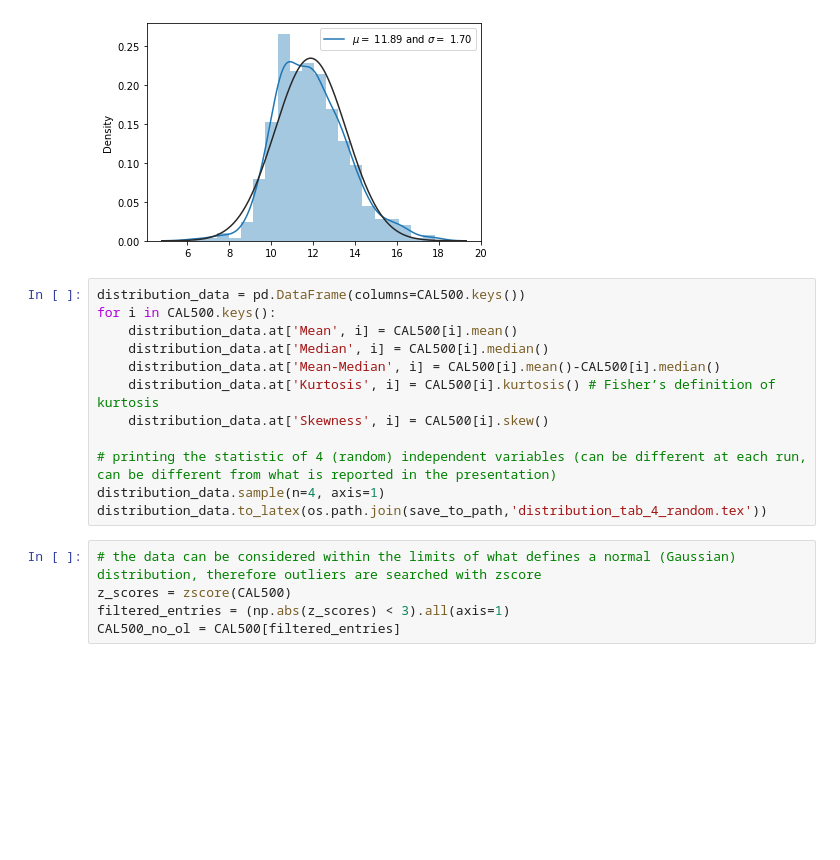
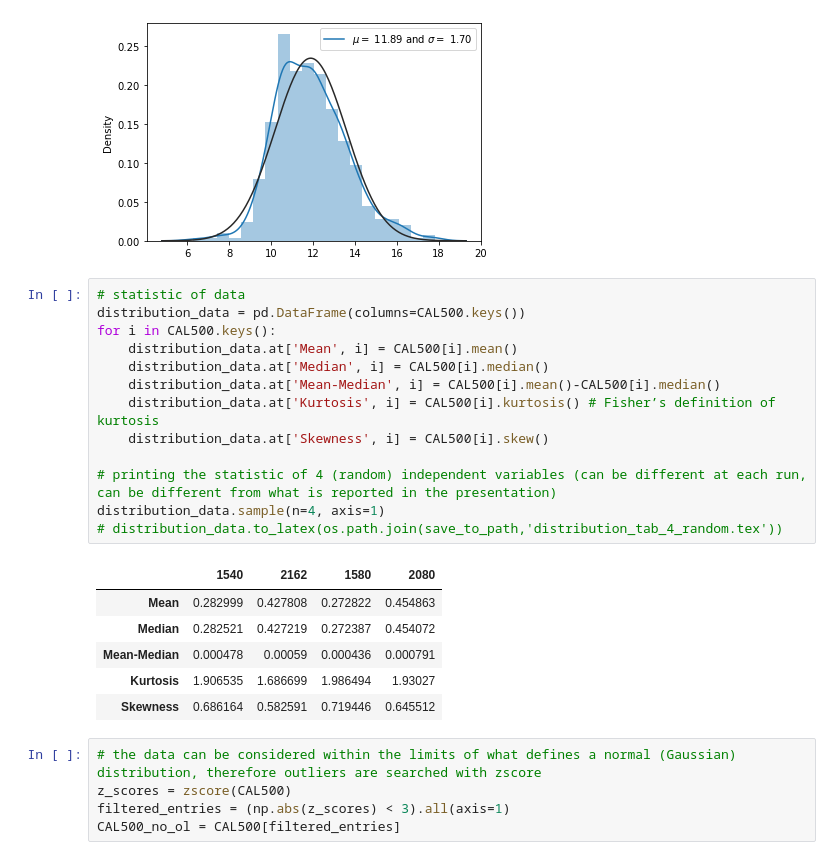
Before and after one commit to priolastro/data-challenge, a Jupyter notebook: main.ipynb, the cells around one changed output. Drawn from its saved outputs; the diff is of its cells as text; blank space fills up the shorter version.

```diff
--- a/main.ipynb
+++ b/main.ipynb
@@ -61,17 +61,25 @@ print(sns.__version__)
 0.11.1
 [figure]
 # %%
+# statistic of data
 distribution_data = pd.DataFrame(columns=CAL500.keys())
 for i in CAL500.keys():
     distribution_data.at['Mean', i] = CAL500[i].mean()
     distribution_data.at['Median', i] = CAL500[i].median()
     distribution_data.at['Mean-Median', i] = CAL500[i].mean()-CAL500[i].median()
     distribution_data.at['Kurtosis', i] = CAL500[i].kurtosis() # Fisher’s definition of kurtosis
     distribution_data.at['Skewness', i] = CAL500[i].skew()
 
 # printing the statistic of 4 (random) independent variables (can be different at each run, can be different from what is reported in the presentation)
 distribution_data.sample(n=4, axis=1)
-distribution_data.to_latex(os.path.join(save_to_path,'distribution_tab_4_random.tex'))
+# distribution_data.to_latex(os.path.join(save_to_path,'distribution_tab_4_random.tex'))
+# %% [output]
+|  | 1540 | 2162 | 1580 | 2080 |
+| Mean | 0.282999 | 0.427808 | 0.272822 | 0.454863 |
+| Median | 0.282521 | 0.427219 | 0.272387 | 0.454072 |
+| Mean-Median | 0.000478 | 0.00059 | 0.000436 | 0.000791 |
+| Kurtosis | 1.906535 | 1.686699 | 1.986494 | 1.93027 |
+| Skewness | 0.686164 | 0.582591 | 0.719446 | 0.645512 |
 # %%
 # the data can be considered within the limits of what defines a normal (Gaussian) distribution, therefore outliers are searched with zscore
 z_scores = zscore(CAL500)
```
Also changed, not shown: parts of 14 cells of this notebook, 1 other file.
